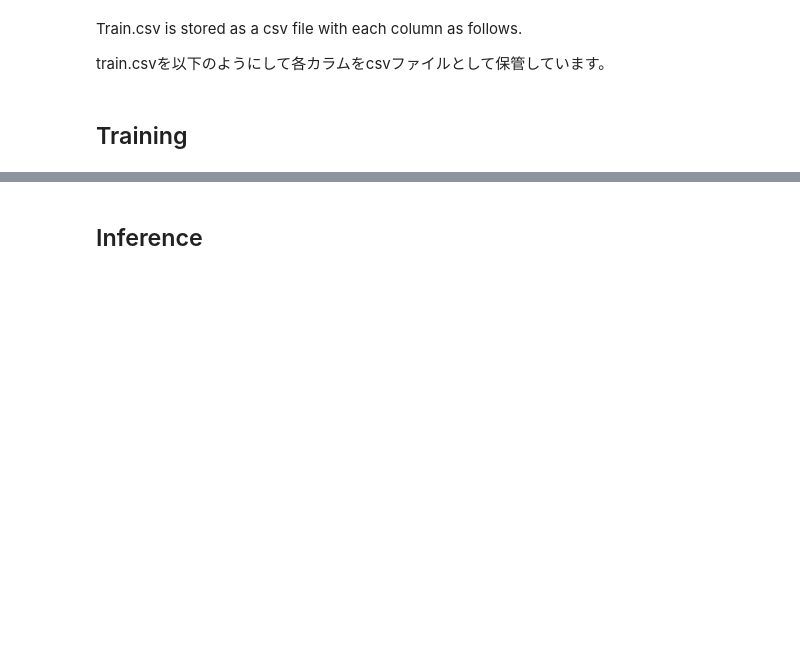
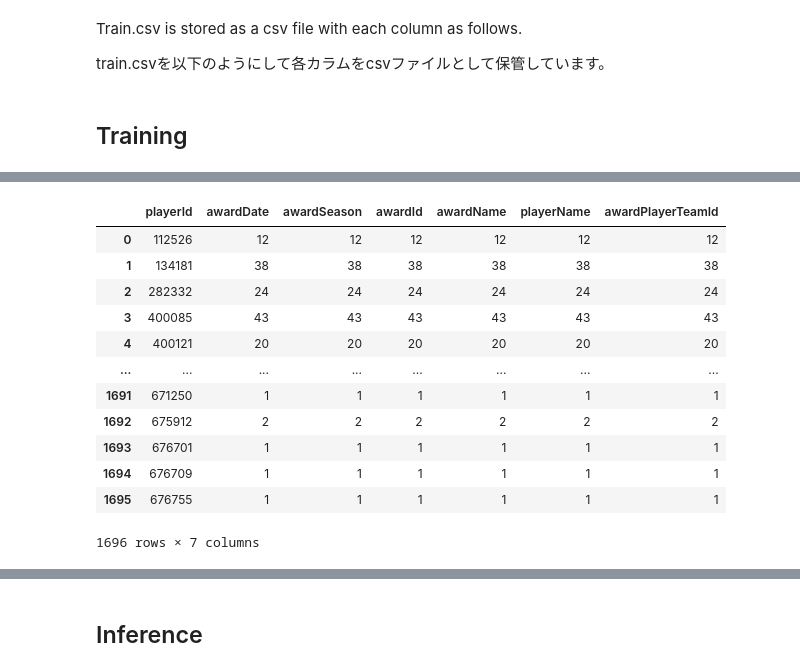
Before and after one commit to a-f-may/mlb, a Jupyter notebook: lgbm_train.ipynb, the cells around one changed output, grey strips where cells are left out. Saved outputs shown, nothing was run; the diff lists cells and outputs as text; code cells hidden in the pictures; blank space fills up the shorter version.

```diff
--- a/lgbm_train.ipynb
+++ b/lgbm_train.ipynb
@@ -160,3 +150,21 @@ games
+# %%
+awards2 = awards.groupby("playerId").count()
+awards2 = awards2.reset_index()
+awards2
+# %% [output]
+|  | playerId | awardDate | awardSeason | awardId | awardName | playerName | awardPlayerTeamId |
+| 0 | 112526 | 12 | 12 | 12 | 12 | 12 | 12 |
+| 1 | 134181 | 38 | 38 | 38 | 38 | 38 | 38 |
+| 2 | 282332 | 24 | 24 | 24 | 24 | 24 | 24 |
+| 3 | 400085 | 43 | 43 | 43 | 43 | 43 | 43 |
+| 4 | 400121 | 20 | 20 | 20 | 20 | 20 | 20 |
+| ... | ... | ... | ... | ... | ... | ... | ... |
+| 1691 | 671250 | 1 | 1 | 1 | 1 | 1 | 1 |
+| 1692 | 675912 | 2 | 2 | 2 | 2 | 2 | 2 |
+| 1693 | 676701 | 1 | 1 | 1 | 1 | 1 | 1 |
+| 1694 | 676709 | 1 | 1 | 1 | 1 | 1 | 1 |
+| 1695 | 676755 | 1 | 1 | 1 | 1 | 1 | 1 |
+1696 rows × 7 columns
 # %%
 targets_cols = ['playerId', 'target1', 'target2', 'target3', 'target4', 'date']
 players_cols = ['playerId', 'primaryPositionName']
```
Also changed, not shown: parts of 10 cells of this notebook.
